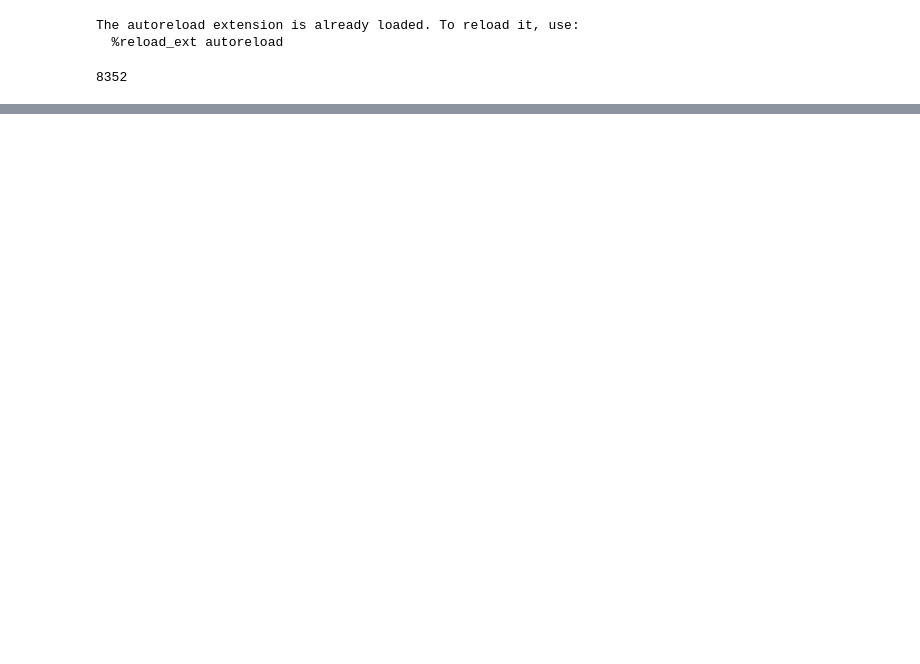
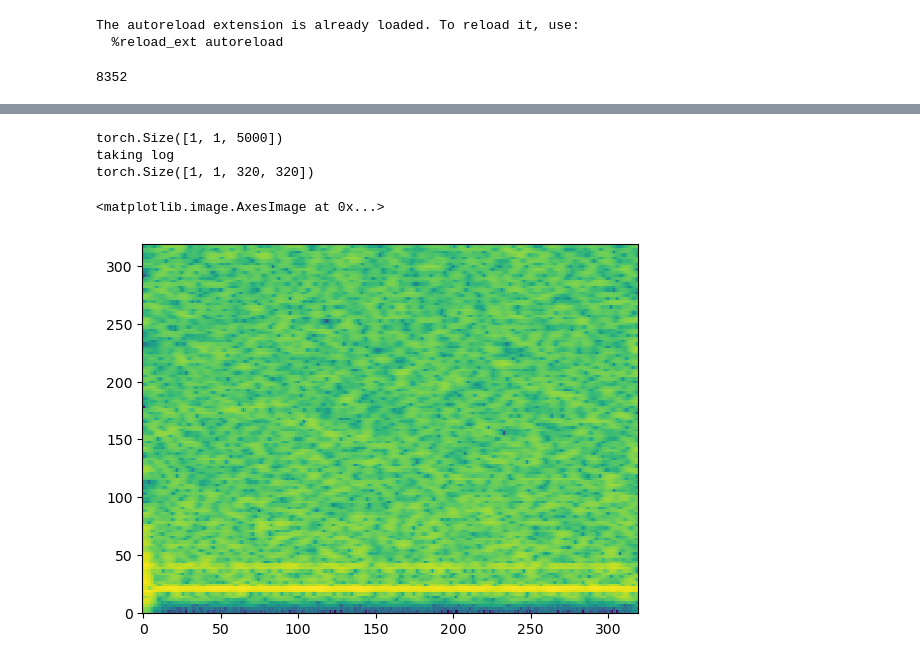
Before and after one commit to LawrenceRLiu/emg2qwerty, a Jupyter notebook: foundational_model/main.ipynb, the cells around one changed output, grey strips where cells are left out. Saved outputs shown, nothing was run; the diff lists cells and outputs as text; code cells hidden in the pictures; blank space fills up the shorter version.

```diff
--- a/foundational_model/main.ipynb
+++ b/foundational_model/main.ipynb
@@ -60,0 +43,15 @@ torch.Size([5000, 2, 16])
+# %%
+waveform = sample_data[0]["emg"].unsqueeze(0)
+print(waveform.shape)
+
+sample_spec,phases = model.forward_transform(waveform)
+print(sample_spec.shape)
+
+plt.imshow(sample_spec.detach().squeeze(0).squeeze(0).cpu().numpy(), aspect="auto",
+           origin="lower", interpolation="none")
+# %% [output]
+torch.Size([1, 1, 5000])
+taking log
+torch.Size([1, 1, 320, 320])
+<matplotlib.image.AxesImage at 0x...>
+[figure, added]
```
Also changed, not shown: parts of 14 cells of this notebook, 6 other files.
